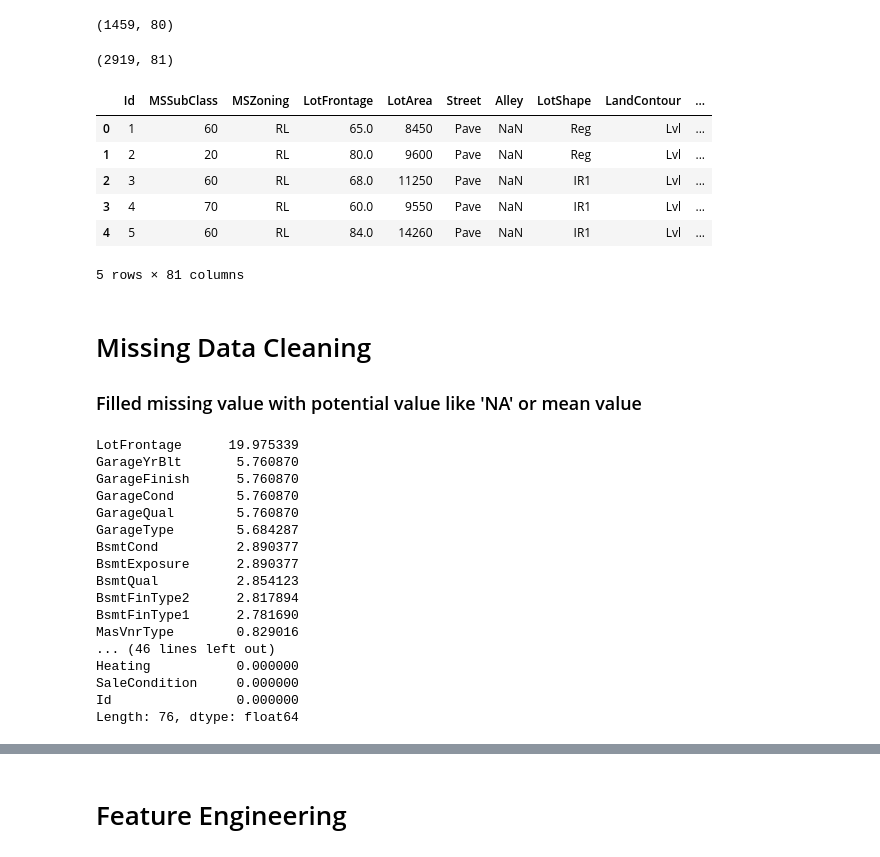
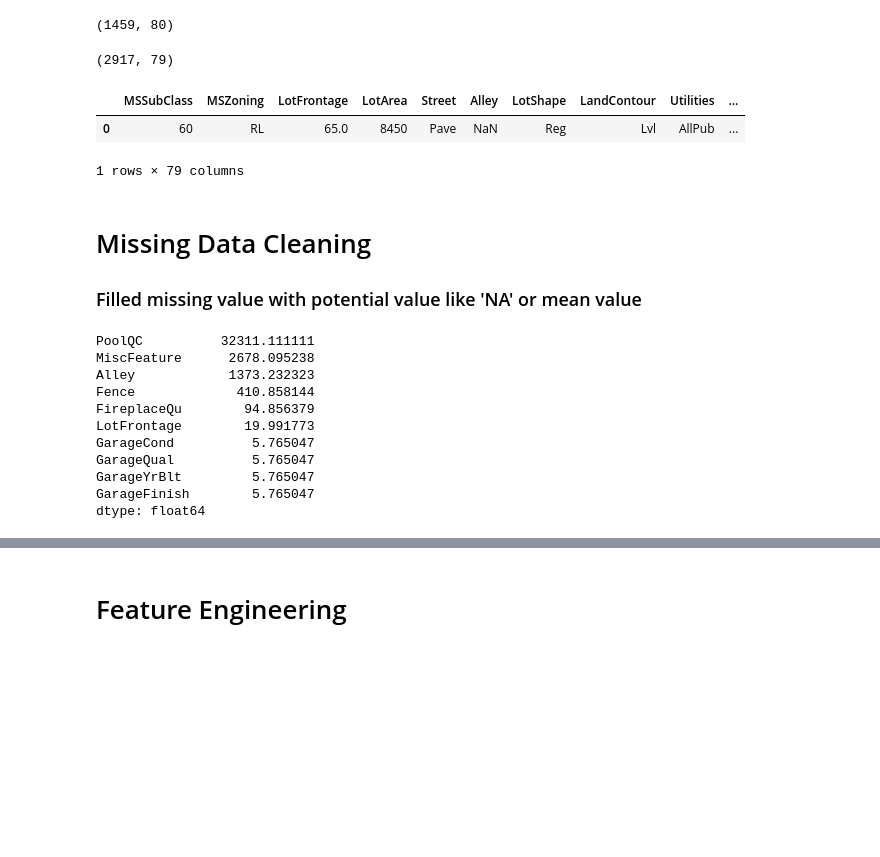
Before and after one commit to nnplpl/HousePriceForecast, a Jupyter notebook: HousePricePrediction_test3.ipynb, the cells around one changed output, grey strips where cells are left out. Saved outputs shown, nothing was run; the diff lists cells and outputs as text; code cells hidden in the pictures; blank space fills up the shorter version.

```diff
--- a/HousePricePrediction_test3.ipynb
+++ b/HousePricePrediction_test3.ipynb
@@ -14,33 +14,27 @@ train.shape
 test.shape
 # %% [output]
 (1459, 80)
-# %%
-train['Source'] = 'train'
-# %%
-test['Source'] = 'test'
+# %%
+train.drop(train[(train["GrLivArea"]>4000)&(train["SalePrice"]<300000)].index,inplace=True)
 # %%
 SalePrice = train[['Id','SalePrice']]
 # %%
 train = train.drop('SalePrice',axis = 1)
-#train.drop('Id',axis = 1, inplace = True)
+train.drop('Id',axis = 1, inplace = True)
 test_Id = test['Id']
-#test.drop('Id',axis = 1, inplace = True)
+test.drop('Id',axis = 1, inplace = True)
 # %%
 all_data = pd.concat((train,test)).reset_index(drop = True)
 # %%
 all_data.shape
 # %% [output]
-(2919, 81)
+(2917, 79)
 # %%
-all_data.head()
+all_data.head(1)
 # %% [output]
-|  | Id | MSSubClass | MSZoning | LotFrontage | LotArea | Street | Alley | LotShape | LandContour | ... |
-| 0 | 1 | 60 | RL | 65.0 | 8450 | Pave | NaN | Reg | Lvl | ... |
-| 1 | 2 | 20 | RL | 80.0 | 9600 | Pave | NaN | Reg | Lvl | ... |
-| 2 | 3 | 60 | RL | 68.0 | 11250 | Pave | NaN | IR1 | Lvl | ... |
-| 3 | 4 | 70 | RL | 60.0 | 9550 | Pave | NaN | IR1 | Lvl | ... |
-| 4 | 5 | 60 | RL | 84.0 | 14260 | Pave | NaN | IR1 | Lvl | ... |
+|  | MSSubClass | MSZoning | LotFrontage | LotArea | Street | Alley | LotShape | LandContour | Utilities | ... |
+| 0 | 60 | RL | 65.0 | 8450 | Pave | NaN | Reg | Lvl | AllPub | ... |
-5 rows × 81 columns
+1 rows × 79 columns
 # %% [markdown]
 # Missing Data Cleaning
 ### Filled missing value with potential value like 'NA' or mean value
@@ -49,25 +43,19 @@ all_data.drop(['PoolQC','MiscFeature','Alley','Fence','FireplaceQu'],axis = 1,in
 # %%
 all_data_missing_ratio = all_data.isnull().sum()/ all_data.count() * 100
 all_data_missing_ratio = all_data_missing_ratio.sort_values(ascending = False)
-all_data_missing_ratio
+all_data_missing_ratio.head(10)
 # %% [output]
-LotFrontage      19.975339
-GarageYrBlt       5.760870
-GarageFinish      5.760870
-GarageCond        5.760870
-GarageQual        5.760870
-GarageType        5.684287
-BsmtCond          2.890377
-BsmtExposure      2.890377
-BsmtQual          2.854123
-BsmtFinType2      2.817894
-BsmtFinType1      2.781690
-MasVnrType        0.829016
-... (46 lines left out)
-Heating           0.000000
-SaleCondition     0.000000
-Id                0.000000
-Length: 76, dtype: float64
+PoolQC          32311.111111
+MiscFeature      2678.095238
+Alley            1373.232323
+Fence             410.858144
+FireplaceQu        94.856379
+LotFrontage        19.991773
+GarageCond          5.765047
+GarageQual          5.765047
+GarageYrBlt         5.765047
+GarageFinish        5.765047
+dtype: float64
 # %%
 all_data['LotFrontage'] = all_data['LotFrontage'].fillna(all_data['LotFrontage'].mode()[0])
 # %%
```
Also changed, not shown: parts of 119 cells of this notebook.
